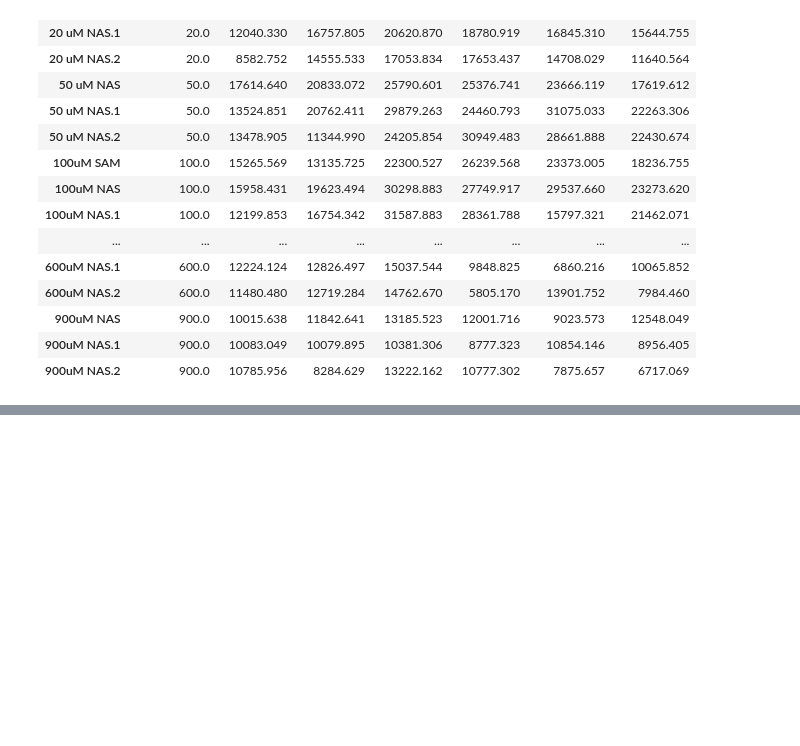
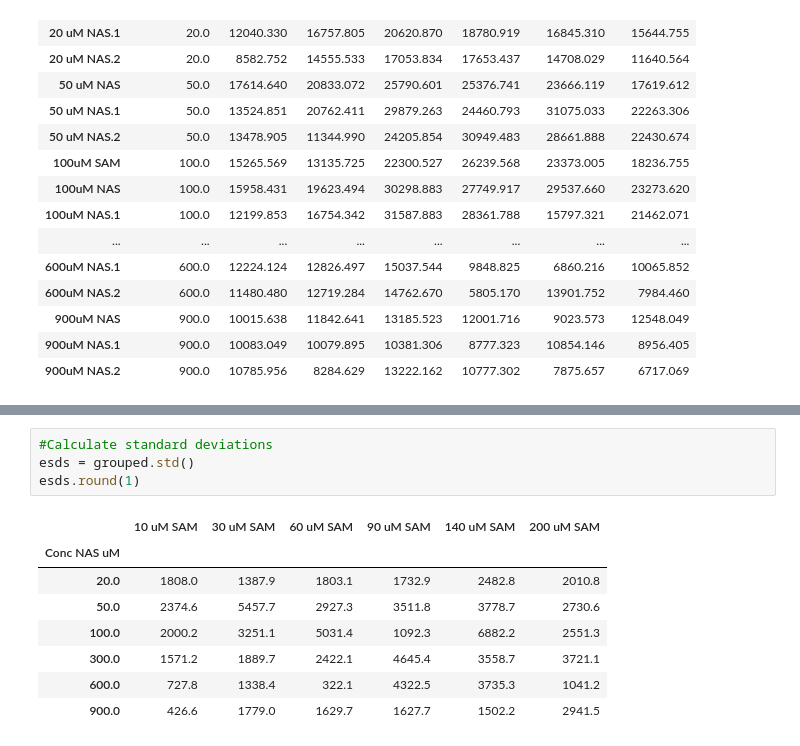
Before and after one commit to Qflow777/BiBi_enzyme_kinetics, a Jupyter notebook: BiBi_seq.ipynb, the cells around one changed output, grey strips where cells are left out. Drawn from its saved outputs; the diff is of its cells as text; blank space fills up the shorter version.

```diff
--- a/BiBi_seq.ipynb
+++ b/BiBi_seq.ipynb
@@ -330,3 +306,16 @@ gk.std()
+# %%
+#Calculate standard deviations
+esds = grouped.std()
+esds.round(1)
+# %% [output]
+|  | 10 uM SAM | 30 uM SAM | 60 uM SAM | 90 uM SAM | 140 uM SAM | 200 uM SAM |
+| Conc NAS uM |  |  |  |  |  |  |
+| 20.0 | 1808.0 | 1387.9 | 1803.1 | 1732.9 | 2482.8 | 2010.8 |
+| 50.0 | 2374.6 | 5457.7 | 2927.3 | 3511.8 | 3778.7 | 2730.6 |
+| 100.0 | 2000.2 | 3251.1 | 5031.4 | 1092.3 | 6882.2 | 2551.3 |
+| 300.0 | 1571.2 | 1889.7 | 2422.1 | 4645.4 | 3558.7 | 3721.1 |
+| 600.0 | 727.8 | 1338.4 | 322.1 | 4322.5 | 3735.3 | 1041.2 |
+| 900.0 | 426.6 | 1779.0 | 1629.7 | 1627.7 | 1502.2 | 2941.5 |
 # %%
 # conversion between area and nM/min: Divide area by 22 from standard curve and assay time 15 min
 
```
Also changed, not shown: parts of 8 cells of this notebook.
